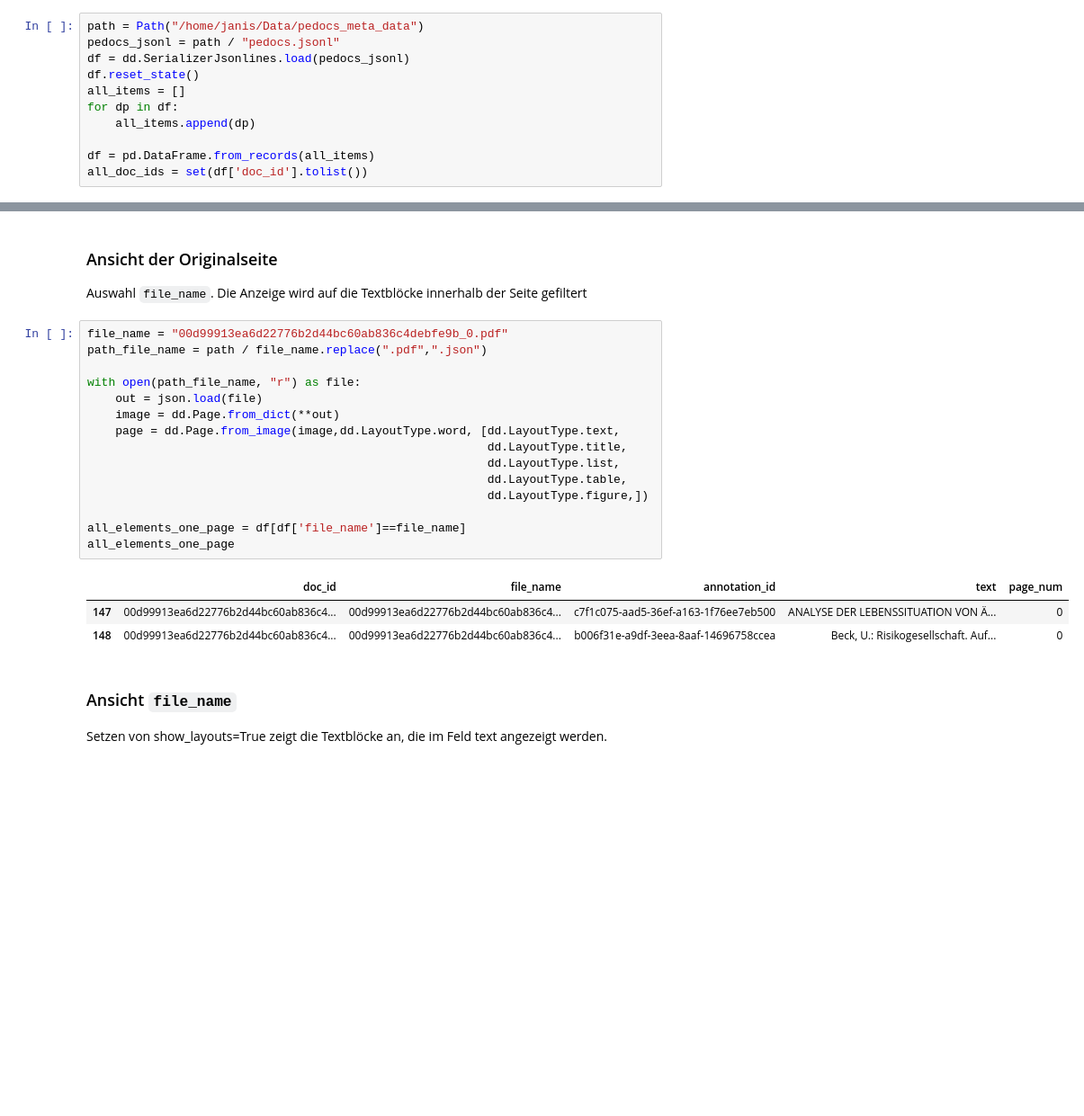
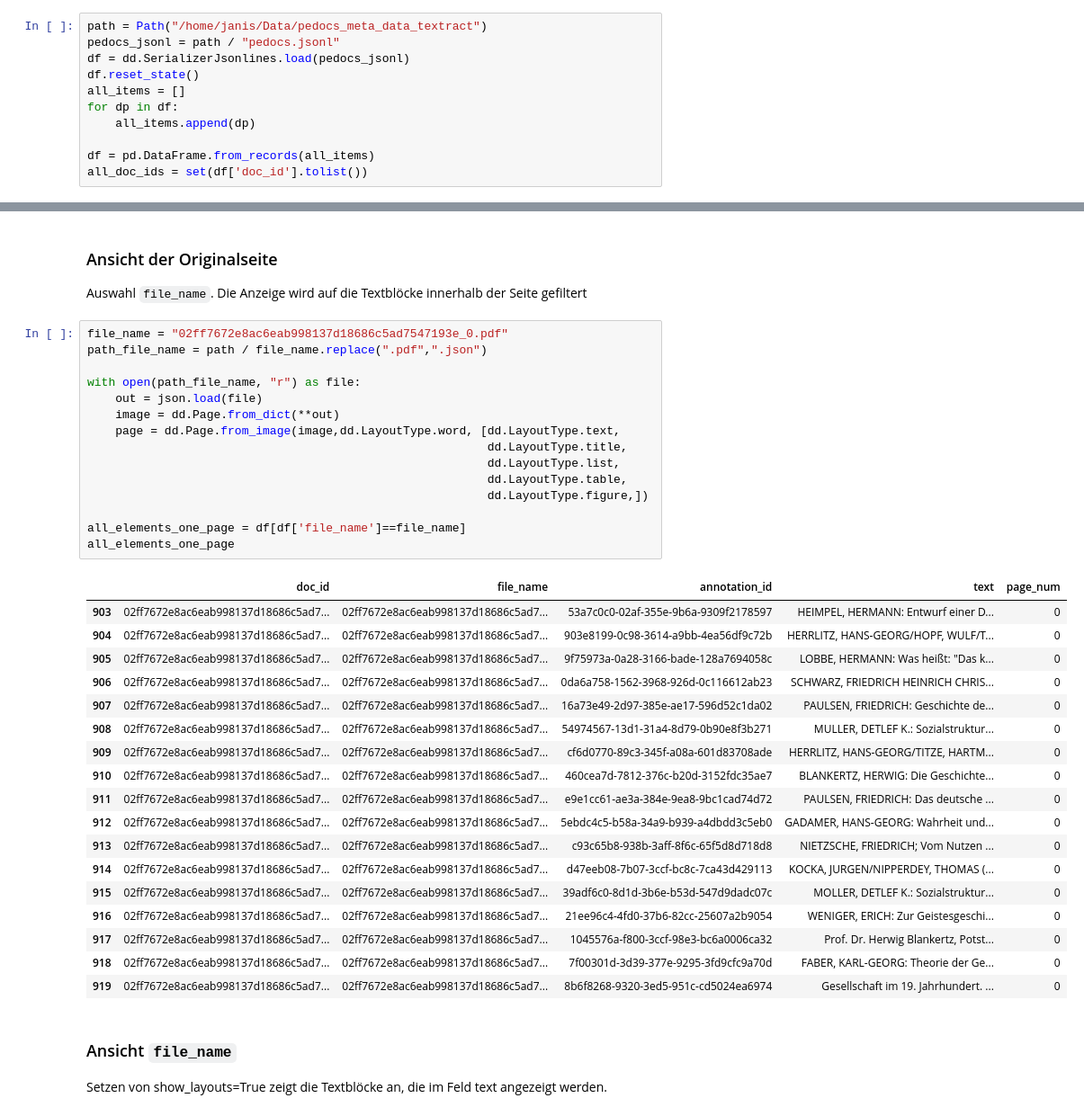
Before and after one commit to JaMe76/bbf, a Jupyter notebook: pedocs/Analyse_Rohergebnisse.ipynb, the cells around one changed output, grey strips where cells are left out. Shown at 90% size. Saved outputs shown, nothing was run; the diff lists cells and outputs as text; blank space fills up the shorter version.

```diff
--- a/pedocs/Analyse_Rohergebnisse.ipynb
+++ b/pedocs/Analyse_Rohergebnisse.ipynb
@@ -8,7 +8,7 @@ pd.set_option('display.max_colwidth', None)
 # %% [markdown]
 ### Initialisierung
 # %%
-path = Path("/home/janis/Data/pedocs_meta_data")
+path = Path("/home/janis/Data/pedocs_meta_data_textract")
 pedocs_jsonl = path / "pedocs.jsonl"
 df = dd.SerializerJsonlines.load(pedocs_jsonl)
 df.reset_state()
@@ -74,24 +75,39 @@ all_elements
 
 Auswahl `file_name`. Die Anzeige wird auf die Textblöcke innerhalb der Seite gefiltert
 # %%
-file_name = "00d99913ea6d22776b2d44bc60ab836c4debfe9b_0.pdf"
+file_name = "02ff7672e8ac6eab998137d18686c5ad7547193e_0.pdf"
 path_file_name = path / file_name.replace(".pdf",".json")
 
 with open(path_file_name, "r") as file:
     out = json.load(file)
     image = dd.Page.from_dict(**out)
     page = dd.Page.from_image(image,dd.LayoutType.word, [dd.LayoutType.text,
                                                          dd.LayoutType.title,
                                                          dd.LayoutType.list,
                                                          dd.LayoutType.table,
                                                          dd.LayoutType.figure,])
 
 all_elements_one_page = df[df['file_name']==file_name]
 all_elements_one_page
 # %% [output]
 |  | doc_id | file_name | annotation_id | text | page_num |
-| 147 | 00d99913ea6d22776b2d44bc60ab836c4... | 00d99913ea6d22776b2d44bc60ab836c4... | c7f1c075-aad5-36ef-a163-1f76ee7eb500 | ANALYSE DER LEBENSSITUATION VON Ä... | 0 |
-| 148 | 00d99913ea6d22776b2d44bc60ab836c4... | 00d99913ea6d22776b2d44bc60ab836c4... | b006f31e-a9df-3eea-8aaf-14696758ccea | Beck, U.: Risikogesellschaft. Auf... | 0 |
+| 903 | 02ff7672e8ac6eab998137d18686c5ad7... | 02ff7672e8ac6eab998137d18686c5ad7... | 53a7c0c0-02af-355e-9b6a-9309f2178597 | HEIMPEL, HERMANN: Entwurf einer D... | 0 |
+| 904 | 02ff7672e8ac6eab998137d18686c5ad7... | 02ff7672e8ac6eab998137d18686c5ad7... | 903e8199-0c98-3614-a9bb-4ea56df9c72b | HERRLITZ, HANS-GEORG/HOPF, WULF/T... | 0 |
+| 905 | 02ff7672e8ac6eab998137d18686c5ad7... | 02ff7672e8ac6eab998137d18686c5ad7... | 9f75973a-0a28-3166-bade-128a7694058c | LOBBE, HERMANN: Was heißt: "Das k... | 0 |
+| 906 | 02ff7672e8ac6eab998137d18686c5ad7... | 02ff7672e8ac6eab998137d18686c5ad7... | 0da6a758-1562-3968-926d-0c116612ab23 | SCHWARZ, FRIEDRICH HEINRICH CHRIS... | 0 |
+| 907 | 02ff7672e8ac6eab998137d18686c5ad7... | 02ff7672e8ac6eab998137d18686c5ad7... | 16a73e49-2d97-385e-ae17-596d52c1da02 | PAULSEN, FRIEDRICH: Geschichte de... | 0 |
+| 908 | 02ff7672e8ac6eab998137d18686c5ad7... | 02ff7672e8ac6eab998137d18686c5ad7... | 54974567-13d1-31a4-8d79-0b90e8f3b271 | MULLER, DETLEF K.: Sozialstruktur... | 0 |
+| 909 | 02ff7672e8ac6eab998137d18686c5ad7... | 02ff7672e8ac6eab998137d18686c5ad7... | cf6d0770-89c3-345f-a08a-601d83708ade | HERRLITZ, HANS-GEORG/TITZE, HARTM... | 0 |
+| 910 | 02ff7672e8ac6eab998137d18686c5ad7... | 02ff7672e8ac6eab998137d18686c5ad7... | 460cea7d-7812-376c-b20d-3152fdc35ae7 | BLANKERTZ, HERWIG: Die Geschichte... | 0 |
+| 911 | 02ff7672e8ac6eab998137d18686c5ad7... | 02ff7672e8ac6eab998137d18686c5ad7... | e9e1cc61-ae3a-384e-9ea8-9bc1cad74d72 | PAULSEN, FRIEDRICH: Das deutsche ... | 0 |
+| 912 | 02ff7672e8ac6eab998137d18686c5ad7... | 02ff7672e8ac6eab998137d18686c5ad7... | 5ebdc4c5-b58a-34a9-b939-a4dbdd3c5eb0 | GADAMER, HANS-GEORG: Wahrheit und... | 0 |
+| 913 | 02ff7672e8ac6eab998137d18686c5ad7... | 02ff7672e8ac6eab998137d18686c5ad7... | c93c65b8-938b-3aff-8f6c-65f5d8d718d8 | NIETZSCHE, FRIEDRICH; Vom Nutzen ... | 0 |
+| 914 | 02ff7672e8ac6eab998137d18686c5ad7... | 02ff7672e8ac6eab998137d18686c5ad7... | d47eeb08-7b07-3ccf-bc8c-7ca43d429113 | KOCKA, JURGEN/NIPPERDEY, THOMAS (... | 0 |
+| 915 | 02ff7672e8ac6eab998137d18686c5ad7... | 02ff7672e8ac6eab998137d18686c5ad7... | 39adf6c0-8d1d-3b6e-b53d-547d9dadc07c | MOLLER, DETLEF K.: Sozialstruktur... | 0 |
+| 916 | 02ff7672e8ac6eab998137d18686c5ad7... | 02ff7672e8ac6eab998137d18686c5ad7... | 21ee96c4-4fd0-37b6-82cc-25607a2b9054 | WENIGER, ERICH: Zur Geistesgeschi... | 0 |
+| 917 | 02ff7672e8ac6eab998137d18686c5ad7... | 02ff7672e8ac6eab998137d18686c5ad7... | 1045576a-f800-3ccf-98e3-bc6a0006ca32 | Prof. Dr. Herwig Blankertz, Potst... | 0 |
+| 918 | 02ff7672e8ac6eab998137d18686c5ad7... | 02ff7672e8ac6eab998137d18686c5ad7... | 7f00301d-3d39-377e-9295-3fd9cfc9a70d | FABER, KARL-GEORG: Theorie der Ge... | 0 |
+| 919 | 02ff7672e8ac6eab998137d18686c5ad7... | 02ff7672e8ac6eab998137d18686c5ad7... | 8b6f8268-9320-3ed5-951c-cd5024ea6974 | Gesellschaft im 19. Jahrhundert. ... | 0 |
 # %% [markdown]
 ### Ansicht `file_name`
 
```
Also changed, not shown: parts of 3 cells of this notebook, 2 other files.
